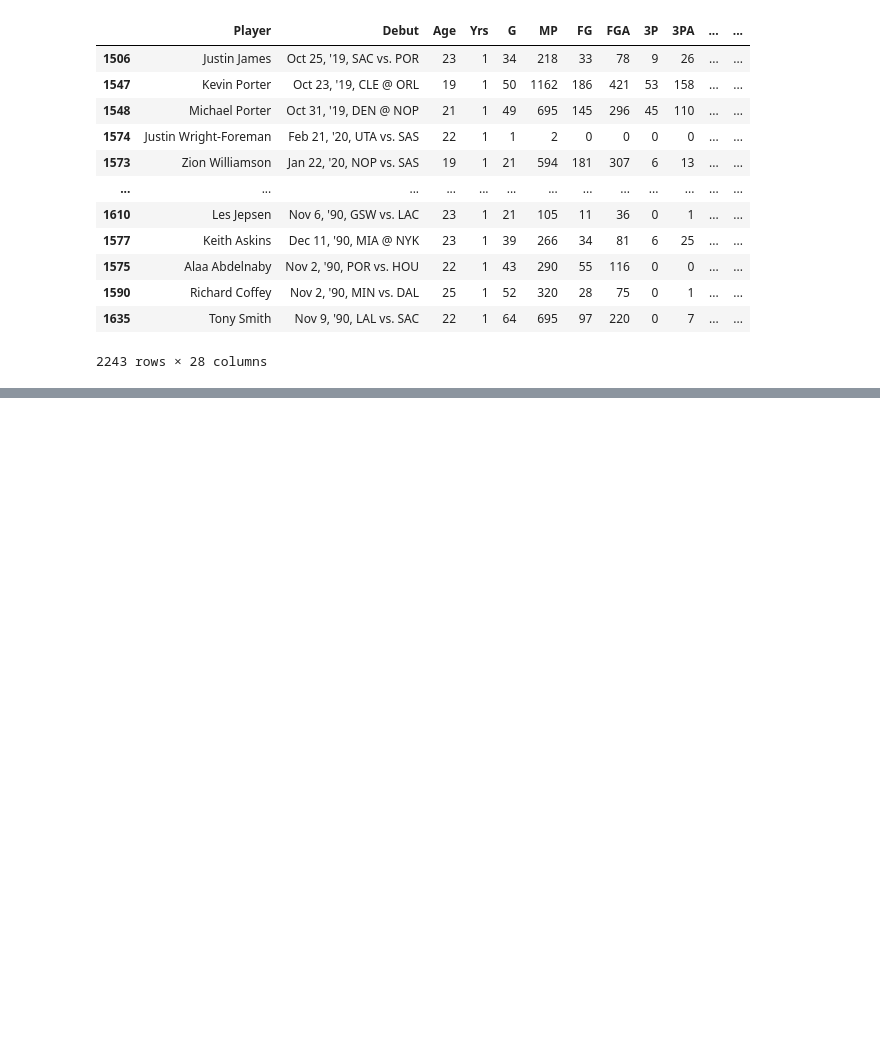
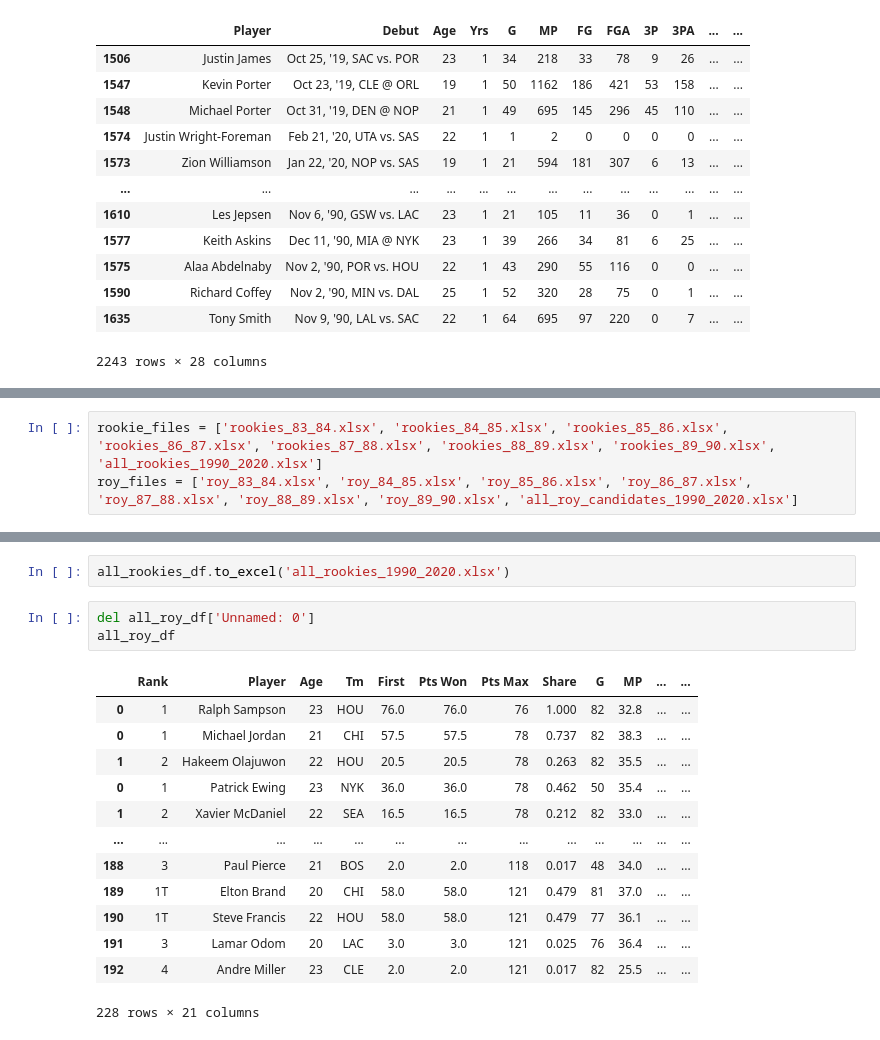
Before and after one commit to RU-DataScience-Group5/BasketballML, a Jupyter notebook: Data/ROY Data/Data Cleaning.ipynb, the cells around one changed output, grey strips where cells are left out. Drawn from its saved outputs; the diff is of its cells as text; blank space fills up the shorter version.

```diff
--- a/Data/ROY Data/Data Cleaning.ipynb
+++ b/Data/ROY Data/Data Cleaning.ipynb
@@ -258,0 +238,3 @@ print(all_rook_html)
+# %%
+rookie_files = ['rookies_83_84.xlsx', 'rookies_84_85.xlsx', 'rookies_85_86.xlsx', 'rookies_86_87.xlsx', 'rookies_87_88.xlsx', 'rookies_88_89.xlsx', 'rookies_89_90.xlsx', 'all_rookies_1990_2020.xlsx']
+roy_files = ['roy_83_84.xlsx', 'roy_84_85.xlsx', 'roy_85_86.xlsx', 'roy_86_87.xlsx', 'roy_87_88.xlsx', 'roy_88_89.xlsx', 'roy_89_90.xlsx', 'all_roy_candidates_1990_2020.xlsx']
@@ -258,0 +307,19 @@ print(all_rook_html)
+# %%
+all_rookies_df.to_excel('all_rookies_1990_2020.xlsx')
+# %%
+del all_roy_df['Unnamed: 0']
+all_roy_df
+# %% [output]
+|  | Rank | Player | Age | Tm | First | Pts Won | Pts Max | Share | G | MP | ... | ... |
+| 0 | 1 | Ralph Sampson | 23 | HOU | 76.0 | 76.0 | 76 | 1.000 | 82 | 32.8 | ... | ... |
+| 0 | 1 | Michael Jordan | 21 | CHI | 57.5 | 57.5 | 78 | 0.737 | 82 | 38.3 | ... | ... |
+| 1 | 2 | Hakeem Olajuwon | 22 | HOU | 20.5 | 20.5 | 78 | 0.263 | 82 | 35.5 | ... | ... |
+| 0 | 1 | Patrick Ewing | 23 | NYK | 36.0 | 36.0 | 78 | 0.462 | 50 | 35.4 | ... | ... |
+| 1 | 2 | Xavier McDaniel | 22 | SEA | 16.5 | 16.5 | 78 | 0.212 | 82 | 33.0 | ... | ... |
+| ... | ... | ... | ... | ... | ... | ... | ... | ... | ... | ... | ... | ... |
+| 188 | 3 | Paul Pierce | 21 | BOS | 2.0 | 2.0 | 118 | 0.017 | 48 | 34.0 | ... | ... |
+| 189 | 1T | Elton Brand | 20 | CHI | 58.0 | 58.0 | 121 | 0.479 | 81 | 37.0 | ... | ... |
+| 190 | 1T | Steve Francis | 22 | HOU | 58.0 | 58.0 | 121 | 0.479 | 77 | 36.1 | ... | ... |
+| 191 | 3 | Lamar Odom | 20 | LAC | 3.0 | 3.0 | 121 | 0.025 | 76 | 36.4 | ... | ... |
+| 192 | 4 | Andre Miller | 23 | CLE | 2.0 | 2.0 | 121 | 0.017 | 82 | 25.5 | ... | ... |
+228 rows × 21 columns
```
Also changed, not shown: parts of 9 cells of this notebook, 23 other files.
